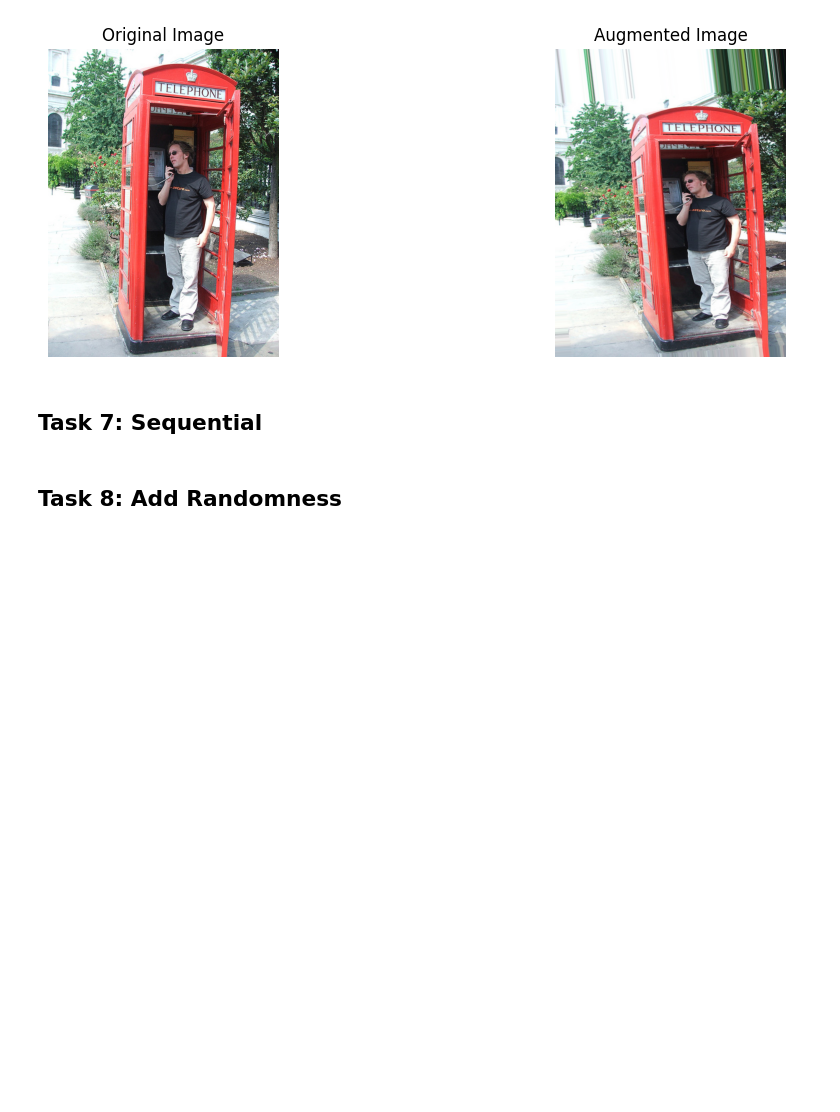
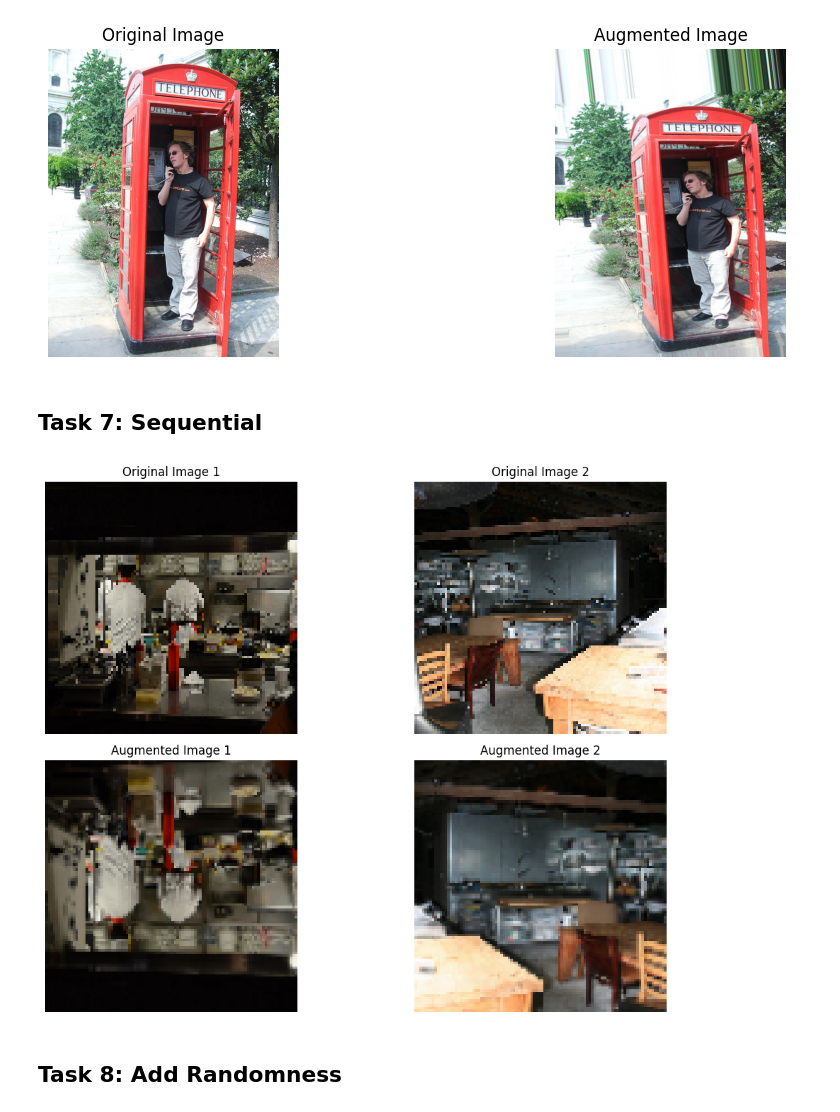
Before and after one commit to mobatusi/data-augmentation-ml, a Jupyter notebook: data_augmentation.ipynb, the cells around one changed output. Saved outputs shown, nothing was run; the diff lists cells and outputs as text; code cells hidden in the pictures; blank space fills up the shorter version.

Commit message:
complete task 7 creating sequential  pipeline for data augmentation

```diff
--- a/data_augmentation.ipynb
+++ b/data_augmentation.ipynb
@@ -205,8 +205,52 @@ plt.show()
 ## Task 7: Sequential
 # %%
 # Make a data augmentation pipeline
+# Create a sequential data augmentation pipeline
+import imgaug.augmenters as iaa
+
+seq = iaa.Sequential([
+    iaa.Fliplr(0.5),      # Horizontal flip with 50% probability
+    iaa.Flipud(0.2),      # Vertical flip with 20% probability
+    iaa.Crop(percent=(0, 0.10))  # Randomly crop 0-10% from edges
+])
+
+# Get two random images from the coco list
+random_indices = np.random.choice(len(coco), size=2, replace=False)
+images_to_augment = [coco[i] for i in random_indices]
+
+# Apply the augmentation pipeline
+augmented_images = seq(images=images_to_augment)
 # %%
 # Visualize the transformed images
+# Create a figure with 2 rows and 2 columns
+plt.figure(figsize=(12, 8))
+
+# Plot original images
+plt.subplot(221)
+plt.imshow(images_to_augment[0])
+plt.title('Original Image 1')
+plt.axis('off')
+
+plt.subplot(222)
+plt.imshow(images_to_augment[1])
+plt.title('Original Image 2')
+plt.axis('off')
+
+# Plot augmented images
+plt.subplot(223)
+plt.imshow(augmented_images[0])
+plt.title('Augmented Image 1')
+plt.axis('off')
+
+plt.subplot(224)
+plt.imshow(augmented_images[1])
+plt.title('Augmented Image 2')
+plt.axis('off')
+
+plt.tight_layout()
+plt.show()
+# %% [output]
+[figure, added]
 # %% [markdown]
 ## Task 8: Add Randomness
 # %%
```
